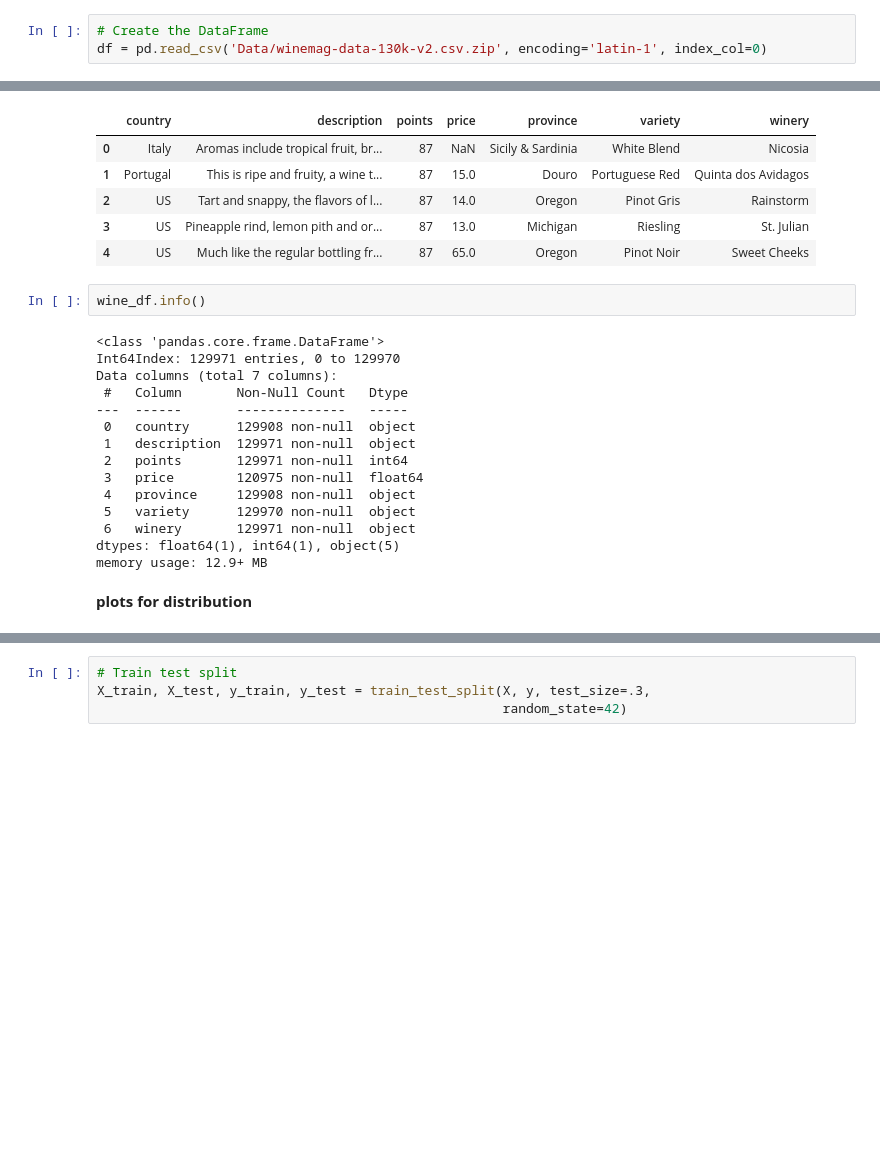
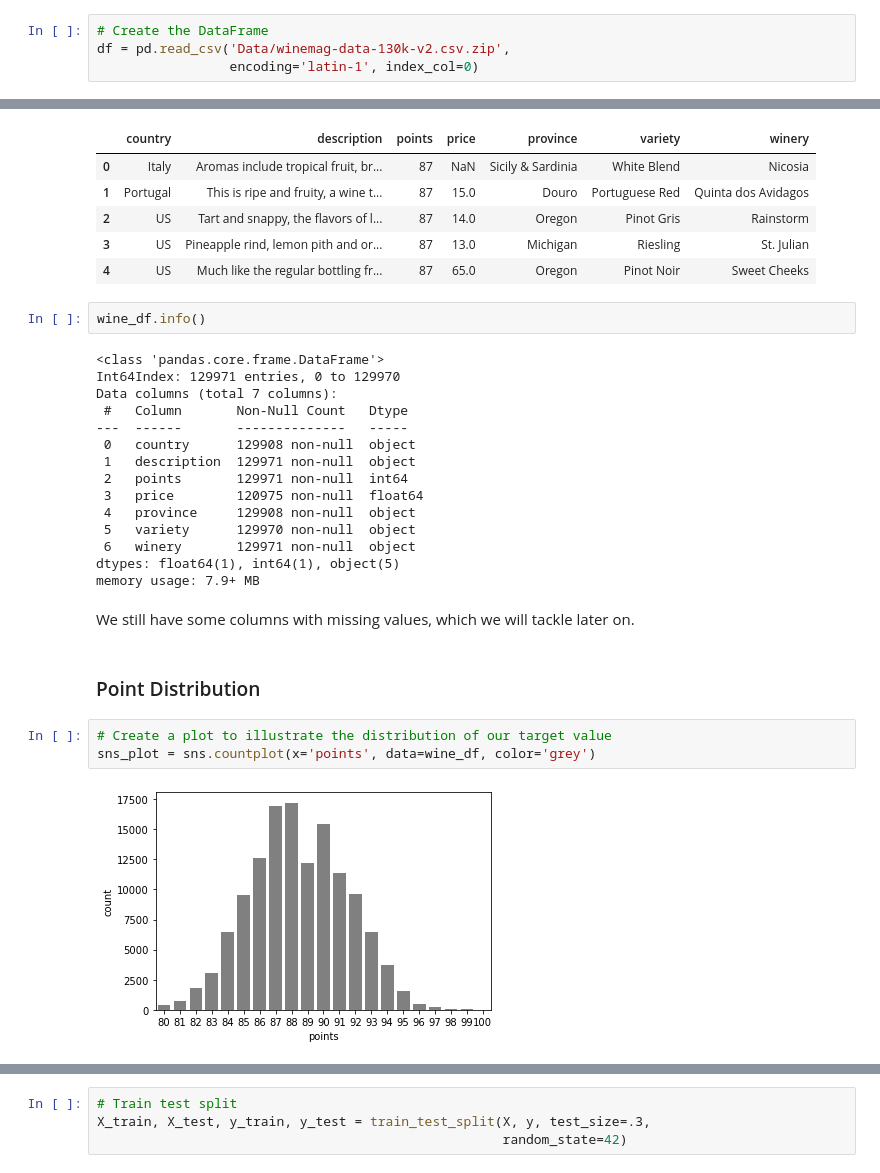
Before and after one commit to elizabeth524/Capstone-Project, a Jupyter notebook: Wine-Reviews-NLP.ipynb, the cells around one changed output, grey strips where cells are left out. Drawn from its saved outputs; the diff is of its cells as text; blank space fills up the shorter version.

```diff
--- a/Wine-Reviews-NLP.ipynb
+++ b/Wine-Reviews-NLP.ipynb
@@ -34,7 +58,8 @@ from sklearn.metrics import classification_report
 warnings.filterwarnings('ignore')
 # %%
 # Create the DataFrame
-df = pd.read_csv('Data/winemag-data-130k-v2.csv.zip', encoding='latin-1', index_col=0)
+df = pd.read_csv('Data/winemag-data-130k-v2.csv.zip',
+                 encoding='latin-1', index_col=0)
 # %%
 df.head()
 # %% [output]
@@ -98,6 +122,13 @@ Data columns (total 7 columns):
  5   variety      129970 non-null  object
  6   winery       129971 non-null  object
 dtypes: float64(1), int64(1), object(5)
-memory usage: 12.9+ MB
+memory usage: 7.9+ MB
-# %% [markdown]
-**plots for distribution**
+# %% [markdown]
+We still have some columns with missing values, which we will tackle later on.
+# %% [markdown]
+### Point Distribution
+# %%
+# Create a plot to illustrate the distribution of our target value
+sns_plot = sns.countplot(x='points', data=wine_df, color='grey')
+# %% [output]
+[figure, added]
```
Also changed, not shown: parts of 136 cells of this notebook.
